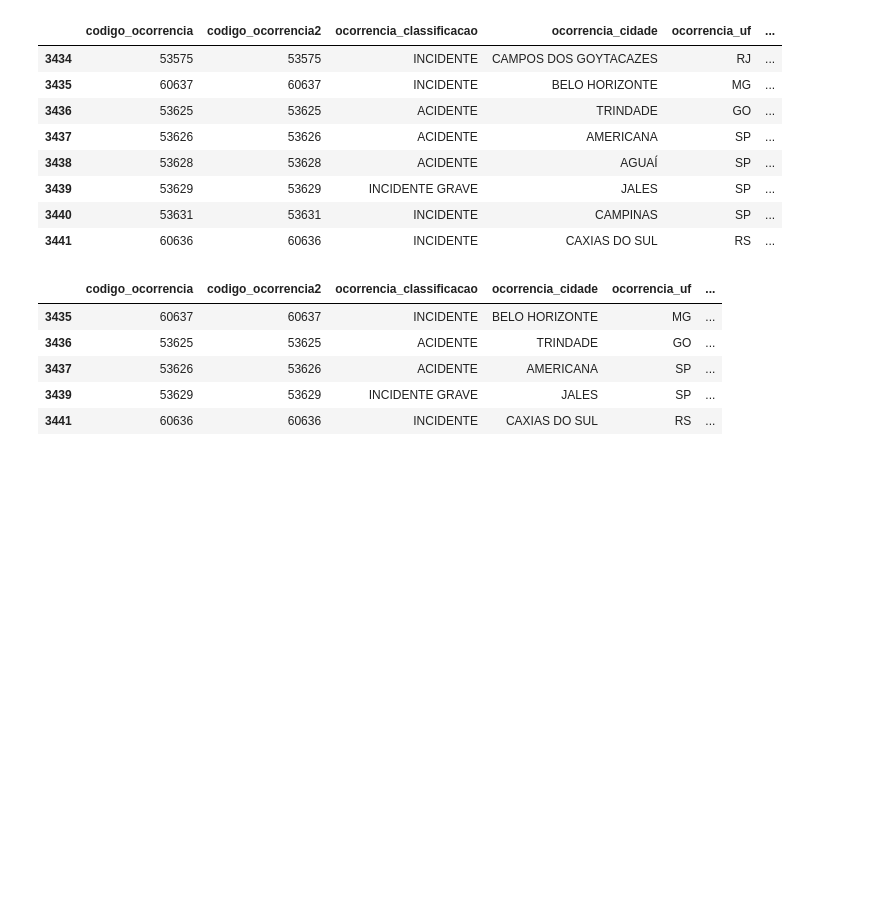
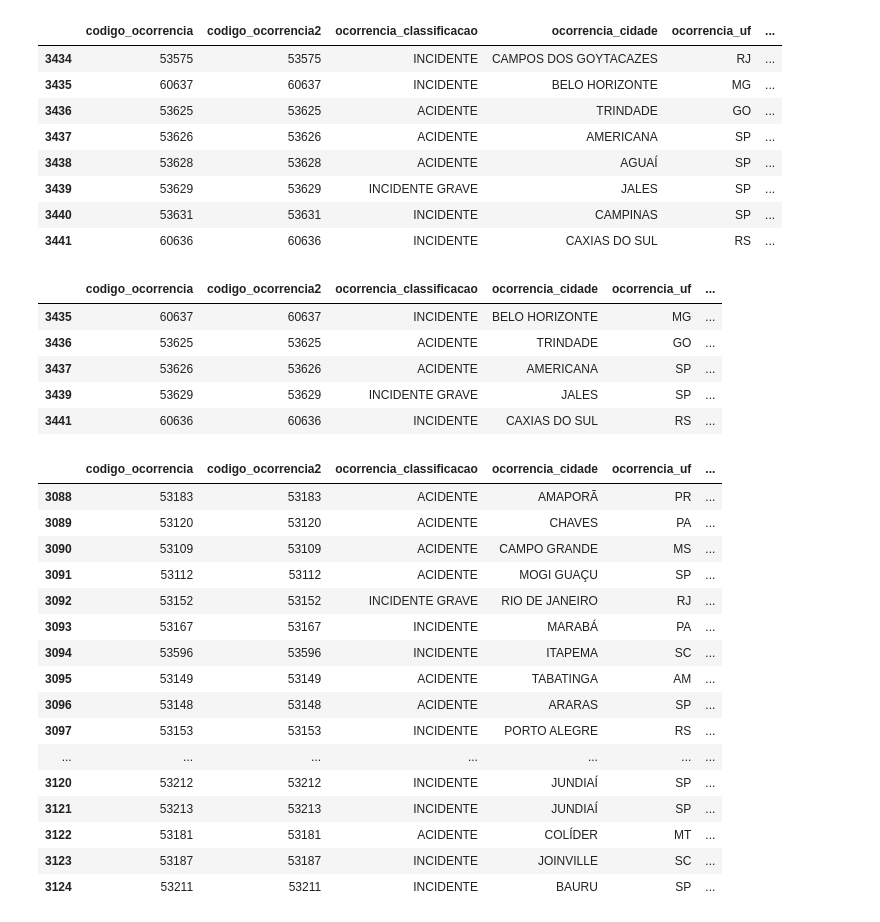
Before and after one commit to angelacpd/etl-dio, a Jupyter notebook: Transform.ipynb, the cells around one changed output. Cells and saved outputs as stored; diff of their text form; code cells hidden in the pictures; blank space fills up the shorter version.

```diff
--- a/Transform.ipynb
+++ b/Transform.ipynb
@@ -585,3 +585,27 @@ df.loc[filter1 & filter2]
 | 3437 | 53626 | 53626 | ACIDENTE | AMERICANA | SP | ... |
 | 3439 | 53629 | 53629 | INCIDENTE GRAVE | JALES | SP | ... |
 | 3441 | 60636 | 60636 | INCIDENTE | CAXIAS DO SUL | RS | ... |
+# %%
+# Create new dataframe with rows of year 2015 and month 03
+filter1 = df.ocorrencia_dia.dt.year == 2015
+filter2 = df.ocorrencia_dia.dt.month == 3
+df_2015_03 = df.loc[filter1 & filter2]
+df_2015_03
+# %% [output]
+|  | codigo_ocorrencia | codigo_ocorrencia2 | ocorrencia_classificacao | ocorrencia_cidade | ocorrencia_uf | ... |
+| 3088 | 53183 | 53183 | ACIDENTE | AMAPORÃ | PR | ... |
+| 3089 | 53120 | 53120 | ACIDENTE | CHAVES | PA | ... |
+| 3090 | 53109 | 53109 | ACIDENTE | CAMPO GRANDE | MS | ... |
+| 3091 | 53112 | 53112 | ACIDENTE | MOGI GUAÇU | SP | ... |
+| 3092 | 53152 | 53152 | INCIDENTE GRAVE | RIO DE JANEIRO | RJ | ... |
+| 3093 | 53167 | 53167 | INCIDENTE | MARABÁ | PA | ... |
+| 3094 | 53596 | 53596 | INCIDENTE | ITAPEMA | SC | ... |
+| 3095 | 53149 | 53149 | ACIDENTE | TABATINGA | AM | ... |
+| 3096 | 53148 | 53148 | ACIDENTE | ARARAS | SP | ... |
+| 3097 | 53153 | 53153 | INCIDENTE | PORTO ALEGRE | RS | ... |
+| ... | ... | ... | ... | ... | ... | ... |
+| 3120 | 53212 | 53212 | INCIDENTE | JUNDIAÍ | SP | ... |
+| 3121 | 53213 | 53213 | INCIDENTE | JUNDIAÍ | SP | ... |
+| 3122 | 53181 | 53181 | ACIDENTE | COLÍDER | MT | ... |
+| 3123 | 53187 | 53187 | INCIDENTE | JOINVILLE | SC | ... |
+| 3124 | 53211 | 53211 | INCIDENTE | BAURU | SP | ... |
```
Also changed, not shown: parts of 8 cells of this notebook.
